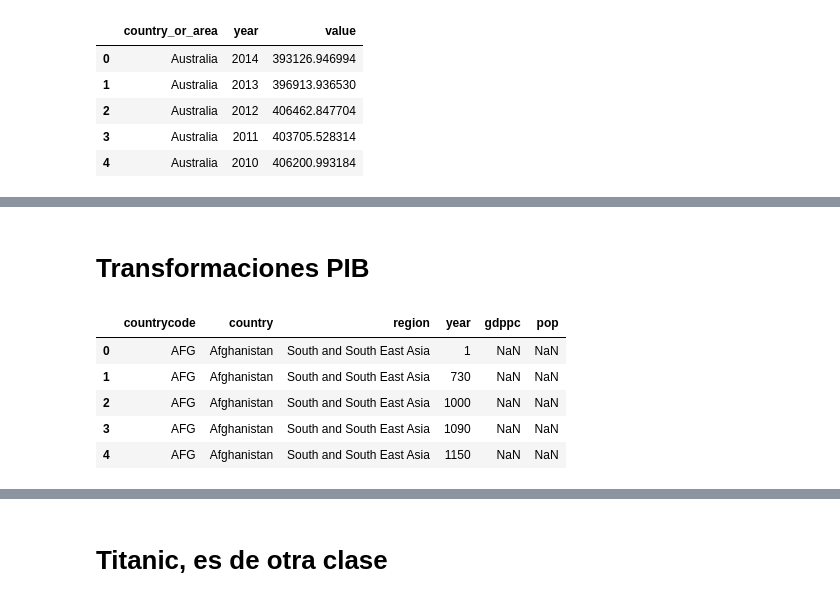
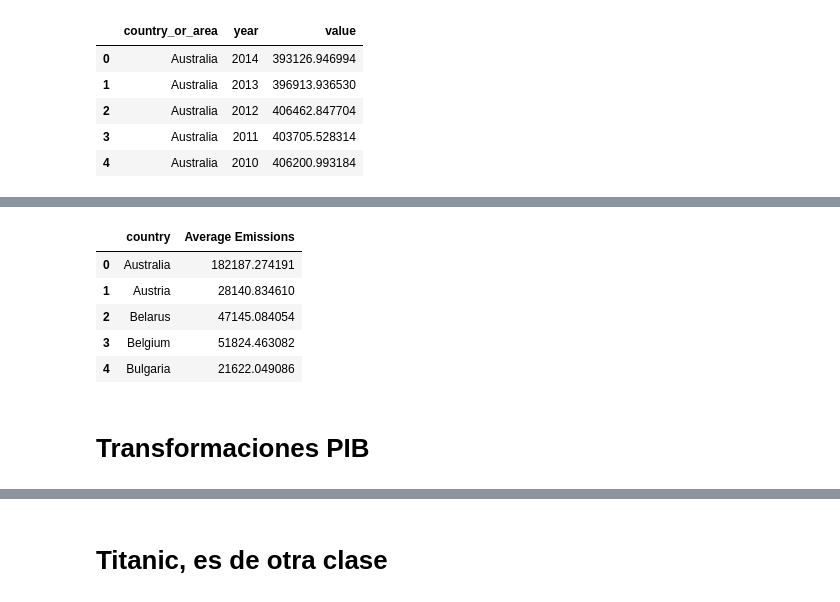
Before and after one commit to kabb98/IABD, a Jupyter notebook: PIA/Actividades/Actividad4/pruebas.ipynb, the cells around one changed output, grey strips where cells are left out. Saved outputs shown, nothing was run; the diff lists cells and outputs as text; code cells hidden in the pictures.

```diff
--- a/PIA/Actividades/Actividad4/pruebas.ipynb
+++ b/PIA/Actividades/Actividad4/pruebas.ipynb
@@ -111,16 +109,27 @@ print(promedio_emisiones)
+# %%
+import pandas as pd
+from pathlib import Path
+
+from src.extract import ExtractorCSV, ExtractorExcel, ExtractorSQLite
+from src.transform import TransformEnergy, TransformPib, TransformEmissions
+
+emissions_data = ExtractorCSV.extract(Path('./data/emissions.csv'))
+# %%
+df = TransformEmissions.transform(emissions_data)
+df.head()
+# %% [output]
+|  | country | Average Emissions |
+| 0 | Australia | 182187.274191 |
+| 1 | Austria | 28140.834610 |
+| 2 | Belarus | 47145.084054 |
+| 3 | Belgium | 51824.463082 |
+| 4 | Bulgaria | 21622.049086 |
 # %% [markdown]
 # Transformaciones PIB
 # %%
-pib_data = ExtractorExcel.extract(Path("./data/pib.xlsx"), sheet_name="Full data")
+pib_data = ExtractorExcel.extract(Path("data/pib.xlsx"), sheet_name="Full data")
 
 pib_data.head()
-# %% [output]
-|  | countrycode | country | region | year | gdppc | pop |
-| 0 | AFG | Afghanistan | South and South East Asia | 1 | NaN | NaN |
-| 1 | AFG | Afghanistan | South and South East Asia | 730 | NaN | NaN |
-| 2 | AFG | Afghanistan | South and South East Asia | 1000 | NaN | NaN |
-| 3 | AFG | Afghanistan | South and South East Asia | 1090 | NaN | NaN |
-| 4 | AFG | Afghanistan | South and South East Asia | 1150 | NaN | NaN |
 # %%
 # Supongamos que df es tu DataFrame
 # Eliminar las columnas 'region' y 'pop'
```
Also changed, not shown: parts of 14 cells of this notebook, 6 other files.
